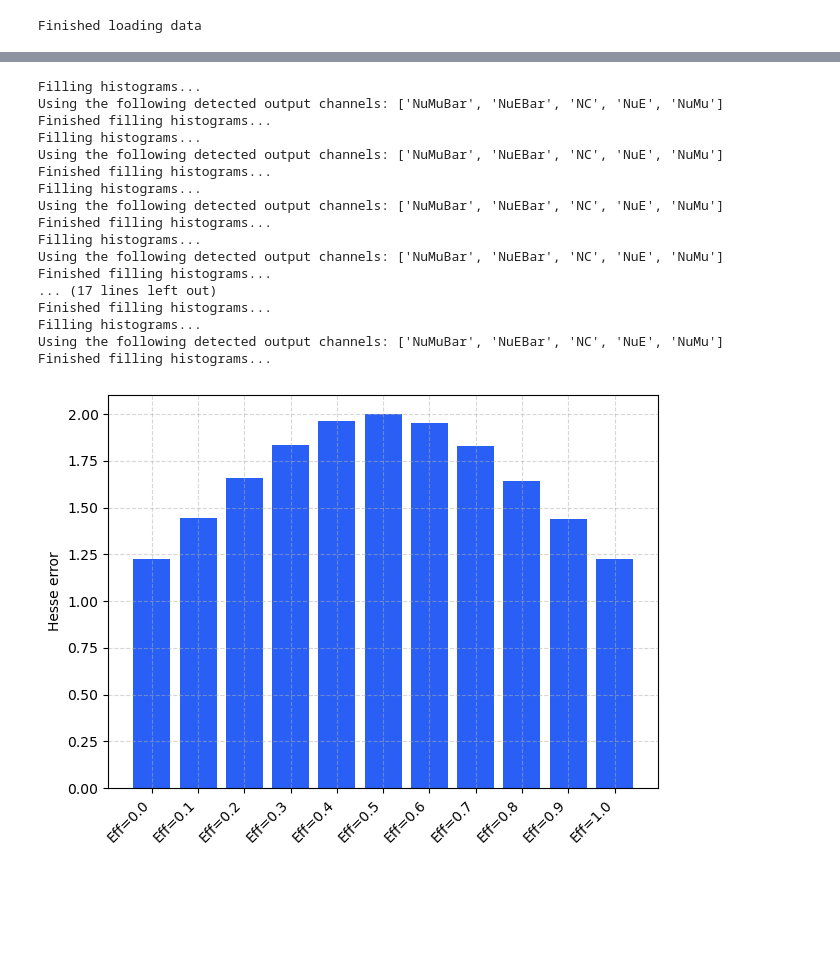
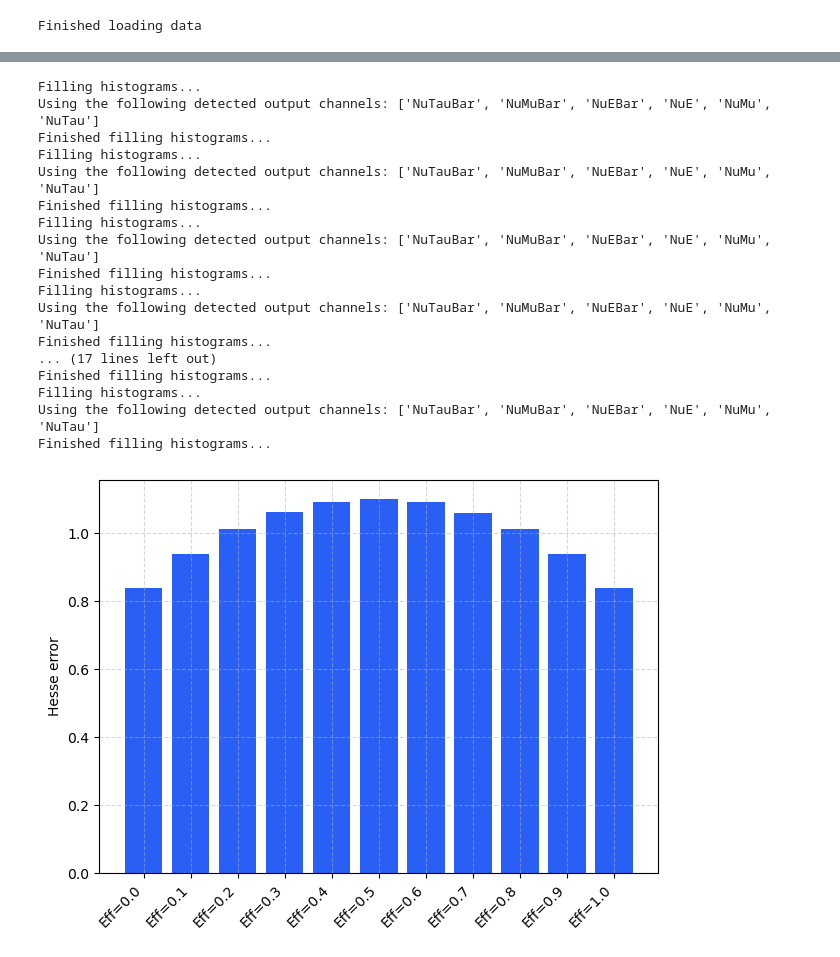
Before and after one commit to bristol-dune/atmospherics-tools, a Jupyter notebook: fast-osc-feedback/faster-feedback.ipynb, the cells around one changed output, grey strips where cells are left out. Cells and saved outputs as stored; diff of their text form; code cells hidden in the pictures; blank space fills up the shorter version.

Commit message:
Graphs for poster

```diff
--- a/fast-osc-feedback/faster-feedback.ipynb
+++ b/fast-osc-feedback/faster-feedback.ipynb
@@ -531,40 +498,40 @@ def plot_hesse_errors_nunubar_eff(method: int, efficiency: float = 1.0):
 
     fixed_variables = ["th12", "th13"]
     for var in fixed_variables:
         fitter.fixed[var] = True
 
     dcp_err = fitter.hesse().errors["dcp"]
     plt.bar(f"Eff={efficiency:.1f}", dcp_err, color="#295FF4")
     plt.xticks(rotation=45, ha="right")
 
 
 plt.figure()
 for efficiency in np.linspace(0, 1, 11):
-    plot_hesse_errors_nunubar_eff(0b000, efficiency)
+    plot_hesse_errors_nunubar_eff(0b111, efficiency)
 
 plt.ylabel("Hesse error")
 plt.grid(visible=True, linestyle="--", alpha=0.5)
 plt.tight_layout()
 plt.savefig("graph.svg")
 # %% [output]
 Filling histograms...
-Using the following detected output channels: ['NuMuBar', 'NuEBar', 'NC', 'NuE', 'NuMu']
+Using the following detected output channels: ['NuTauBar', 'NuMuBar', 'NuEBar', 'NuE', 'NuMu', 'NuTau']
 Finished filling histograms...
 Filling histograms...
-Using the following detected output channels: ['NuMuBar', 'NuEBar', 'NC', 'NuE', 'NuMu']
+Using the following detected output channels: ['NuTauBar', 'NuMuBar', 'NuEBar', 'NuE', 'NuMu', 'NuTau']
 Finished filling histograms...
 Filling histograms...
-Using the following detected output channels: ['NuMuBar', 'NuEBar', 'NC', 'NuE', 'NuMu']
+Using the following detected output channels: ['NuTauBar', 'NuMuBar', 'NuEBar', 'NuE', 'NuMu', 'NuTau']
 Finished filling histograms...
 Filling histograms...
-Using the following detected output channels: ['NuMuBar', 'NuEBar', 'NC', 'NuE', 'NuMu']
+Using the following detected output channels: ['NuTauBar', 'NuMuBar', 'NuEBar', 'NuE', 'NuMu', 'NuTau']
 Finished filling histograms...
 ... (17 lines left out)
 Finished filling histograms...
 Filling histograms...
-Using the following detected output channels: ['NuMuBar', 'NuEBar', 'NC', 'NuE', 'NuMu']
+Using the following detected output channels: ['NuTauBar', 'NuMuBar', 'NuEBar', 'NuE', 'NuMu', 'NuTau']
 Finished filling histograms...
-[figure, old version]
+[figure, new version]
 # %%
 def plot_oscillograms(
     method: int, input_flavor: Flavor, output_flavor: Flavor, mass_hierarchy: MH
```
Also changed, not shown: parts of 2 cells of this notebook, 1 other file.
